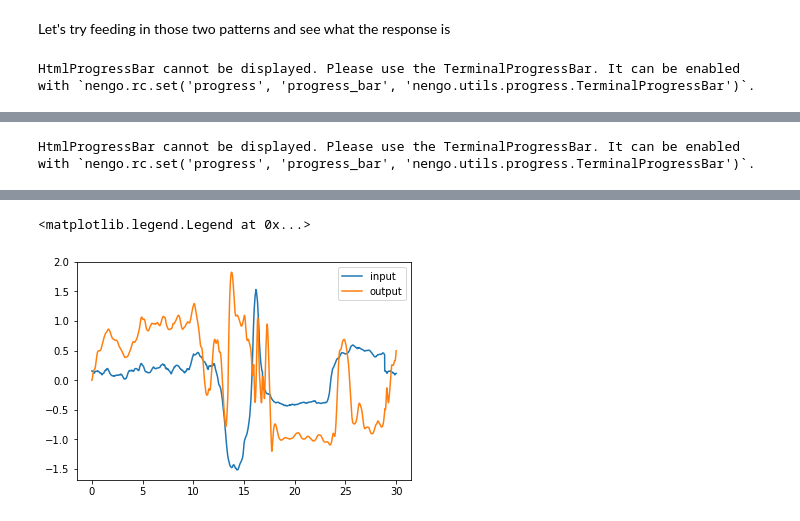
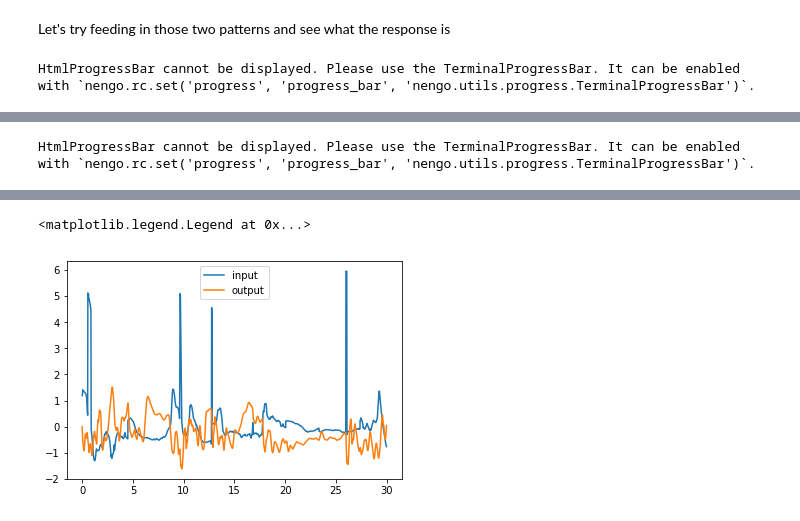
Before and after one commit to maddybartlett/NEN001, a Jupyter notebook: PatternInterpolationPCA.ipynb, the cells around one changed output, grey strips where cells are left out. Drawn from its saved outputs; the diff is of its cells as text; code cells hidden in the pictures.

Commit message:
Added multiple training patterns (new data file)

```diff
--- a/PatternInterpolationPCA.ipynb
+++ b/PatternInterpolationPCA.ipynb
@@ -8,7 +8,7 @@ import pandas as pd
 import scipy as sp
 # %%
 from sklearn.decomposition import PCA
-data = pd.read_csv("pinsoro-2017-06-01-102743523980-small.csv", low_memory=False)
+data = pd.read_csv("pinsoro-2017-06-12-140651300755-small.csv", low_memory=False)
 
 x = np.array(data.iloc[:,11:195]).astype(float)
 a = []
@@ -45,8 +45,12 @@ def extract_pattern(start, end):
     return t, result
 
 
-t1, result1 = extract_pattern(2976, 3700) #goaloriented
-t2, result2 = extract_pattern(3701, 4219) #noplay
+t1, result1 = extract_pattern(2076, 2303) #goaloriented
+t2, result2 = extract_pattern(1658, 2075) #noplay
+t3, result3 = extract_pattern(8991, 9357) #goaloriented
+t4, result4 = extract_pattern(4844, 5010) #noplay
+t5, result5 = extract_pattern(1453, 1657) #goaloriented
+t6, result6 = extract_pattern(6763, 6926) #noplay
 
 #np.savetxt('result.csv', result1, delimiter=',')
 result1.shape
@@ -63,8 +67,17 @@ def extract_component(data):
 
 p1 = extract_component(result1)
 p2 = extract_component(result2)
+p3 = extract_component(result3)
+p4 = extract_component(result4)
+p5 = extract_component(result5)
+p6 = extract_component(result6)
 
-plt.plot(t1, p1)
-plt.plot(t2, p2)
+plt.plot(t1, p1, label='p1')
+plt.plot(t2, p2, label='p2')
+plt.plot(t3, p3, label='p3')
+plt.plot(t4, p4, label='p4')
+plt.plot(t5, p5, label='p5')
+plt.plot(t6, p6, label='p6')
+plt.legend()
 p1.shape
 # %% [output]
@@ -93,7 +110,7 @@ Now we need to create the training data for decoding out of the rolling window.
 The target array is the desired output value for each of the slices of the pattern in eval_points. We'll use 1 for pattern1 and -1 for pattern2.
 # %%
 s_window = int(theta/dt)
-s_pattern = min(len(p1), len(p2))
+s_pattern = min(len(p1), len(p2), len(p3), len(p4), len(p5), len(p6))
 
 t_window = np.linspace(0, 1, s_window)
 inv_basis = rw.inverse_basis(t_window)
@@ -121,26 +138,26 @@ with net:
 # %% [markdown]
 Let's try feeding in those two patterns and see what the response is
 # %%
-p_all = np.hstack([p1, p2])
+p_all = np.hstack([p1, p2, p3, p4, p5, p6])
 
 model = nengo.Network()
 model.networks.append(net)
 with model:
-    stim = nengo.Node(nengo.processes.PresentInput(p_all, presentation_time=0.0007))
+    stim = nengo.Node(nengo.processes.PresentInput(p_all, presentation_time=0.0006))
     nengo.Connection(stim, rw.input, synapse=None)
 
     p_result = nengo.Probe(result)
     p_stim = nengo.Probe(stim)
 sim = nengo.Simulator(model)
 sim.run(30)
 
 plt.plot(sim.trange(), sim.data[p_stim], label='input')
 plt.plot(sim.trange(), sim.data[p_result], label='output')
 plt.legend(loc='best')
 # %% [output]
 HtmlProgressBar cannot be displayed. Please use the TerminalProgressBar. It can be enabled with `nengo.rc.set('progress', 'progress_bar', 'nengo.utils.progress.TerminalProgressBar')`.
 [interactive output not drawn]
 HtmlProgressBar cannot be displayed. Please use the TerminalProgressBar. It can be enabled with `nengo.rc.set('progress', 'progress_bar', 'nengo.utils.progress.TerminalProgressBar')`.
 [interactive output not drawn]
 <matplotlib.legend.Legend at 0x...>
-[figure, old version]
+[figure, new version]
```
Also changed, not shown: parts of 3 cells of this notebook.
